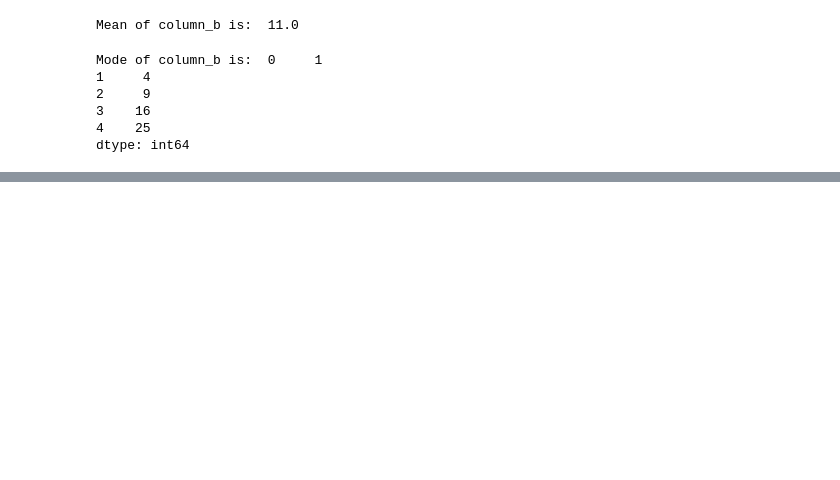
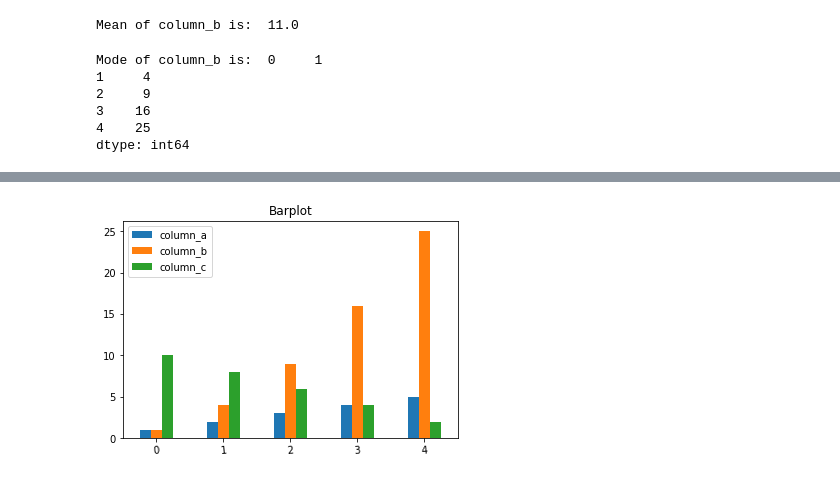
Before and after one commit to tevish321/challenge2, a Jupyter notebook: Challenge 2.ipynb, the cells around one changed output, grey strips where cells are left out. Saved outputs shown, nothing was run; the diff lists cells and outputs as text; code cells hidden in the pictures; blank space fills up the shorter version.

```diff
--- a/Challenge 2.ipynb
+++ b/Challenge 2.ipynb
@@ -42,0 +100,6 @@ Kurtosis of column_b is:  -0.6423403586033345
+# %%
+# BarPlot
+df.plot.bar(title='Barplot',rot=5)
+plt.show(block=True)
+# %% [output]
+[figure, added]
```
Also changed, not shown: parts of 23 cells of this notebook.
